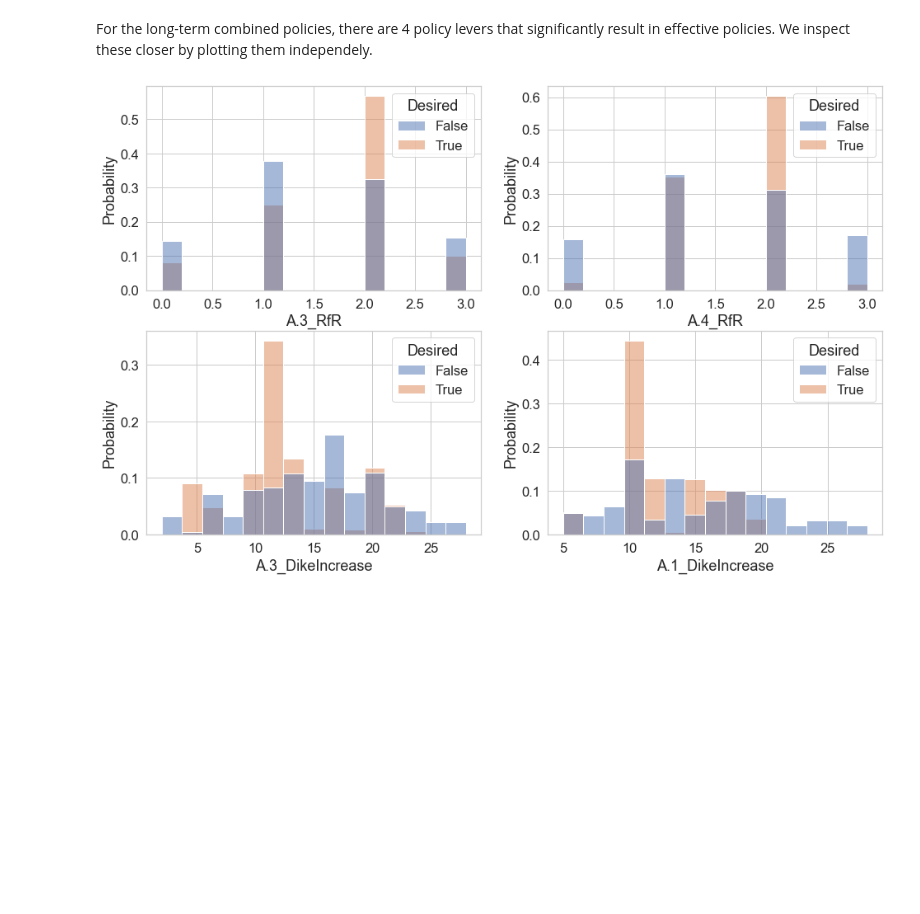
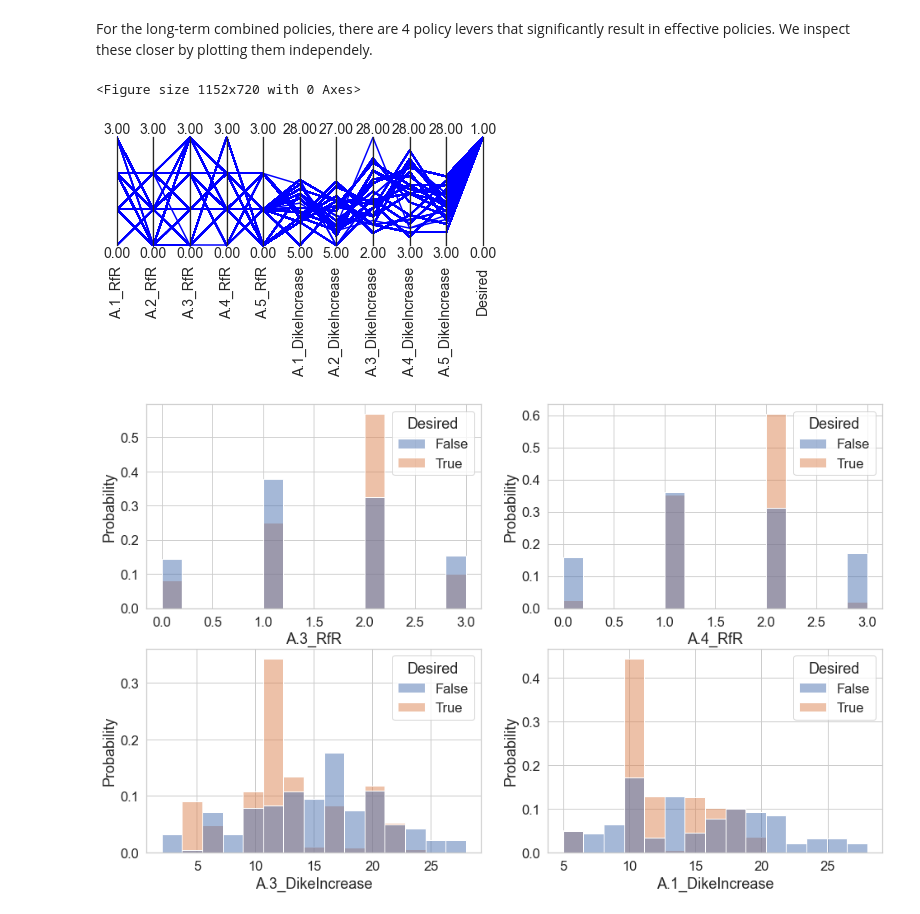
Before and after one commit to willygpv/EPA1361, a Jupyter notebook: final assignment/dike_model/Policy exploration.ipynb, the cells around one changed output. Cells and saved outputs as stored; diff of their text form; code cells hidden in the pictures; blank space fills up the shorter version.

Commit message:
new figure

```diff
--- a/final assignment/dike_model/Policy exploration.ipynb
+++ b/final assignment/dike_model/Policy exploration.ipynb
@@ -305,6 +305,23 @@ plt.show()
 For the long-term combined policies, there are 4 policy levers that significantly result in effective policies. We inspect these closer by plotting them independely.
 # %%
 cleaned_experiments_agg['Desired'] = y
+# %%
+from ema_workbench.analysis import parcoords
+
+# conditional on y
+from matplotlib.pyplot import figure
+
+figure(figsize=(16, 10))
+
+limits = parcoords.get_limits(cleaned_experiments_agg)
+axes = parcoords.ParallelAxes(limits)
+# axes.plot(cleaned_experiments_agg, color='lightgrey')
+axes.plot(cleaned_experiments_agg[cleaned_experiments_agg['Desired'] == True], color='blue')
+# axes.invert_axis('max_P')
+plt.show()
+# %% [output]
+<Figure size 1152x720 with 0 Axes>
+[figure, added]
 # %%
 f, axes = plt.subplots(2, 2, figsize=(16,10))
 sns.set(style="whitegrid", font_scale=1.5)
```
Also changed, not shown: parts of 2 cells of this notebook.
